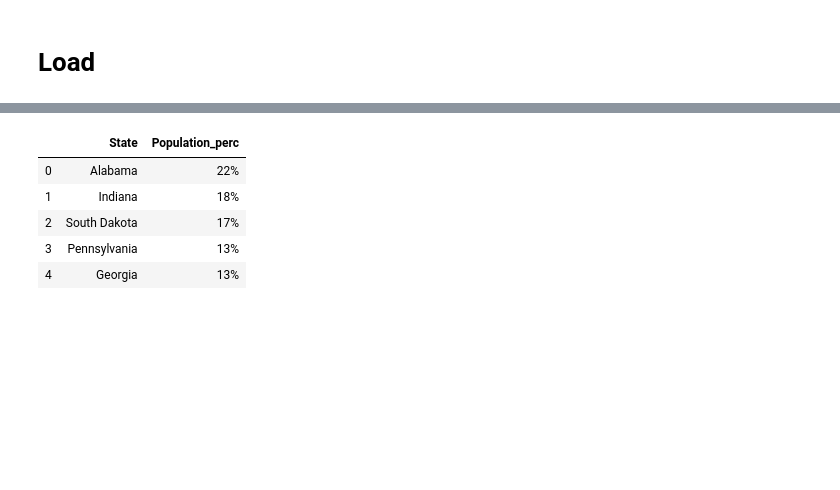
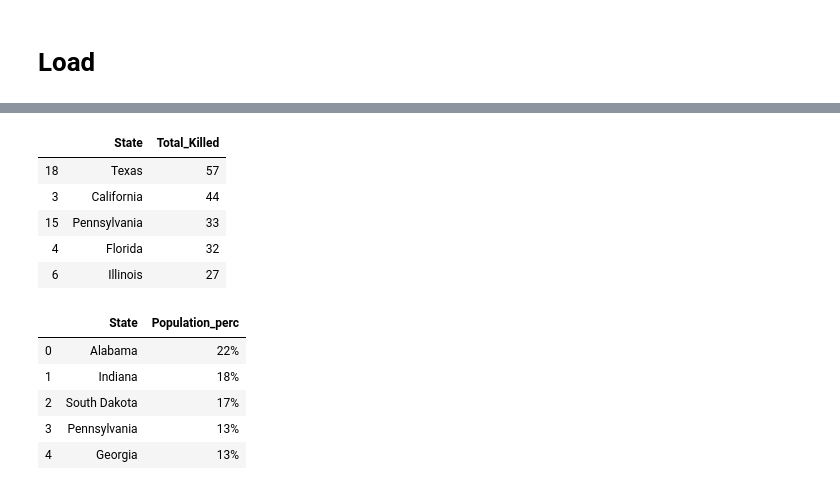
Before and after one commit to jhye1023/ETL-project, a Jupyter notebook: gun_violence.ipynb, the cells around one changed output, grey strips where cells are left out. Saved outputs shown, nothing was run; the diff lists cells and outputs as text; code cells hidden in the pictures; blank space fills up the shorter version.

```diff
--- a/gun_violence.ipynb
+++ b/gun_violence.ipynb
@@ -510,0 +453,2 @@ gun_violence.head().sort_values('Total_Killed', ascending=False)
+# %%
+gun_violence['Total_Killed'] = gun_violence.Total_Killed.astype(int)
@@ -511,2 +461,12 @@ gun_violence.head().sort_values('Total_Killed', ascending=False)
+# %%
+gun_violence.sort_values('Total_Killed', ascending=False, inplace = True)
+gun_violence.head()
+# %% [output]
+|  | State | Total_Killed |
+| 18 | Texas | 57 |
+| 3 | California | 44 |
+| 15 | Pennsylvania | 33 |
+| 4 | Florida | 32 |
+| 6 | Illinois | 27 |
 # %%
 guntocarry = pd.read_sql("SELECT * FROM guntocarry", conn)
```
Also changed, not shown: parts of 18 cells of this notebook, 8 other files.
